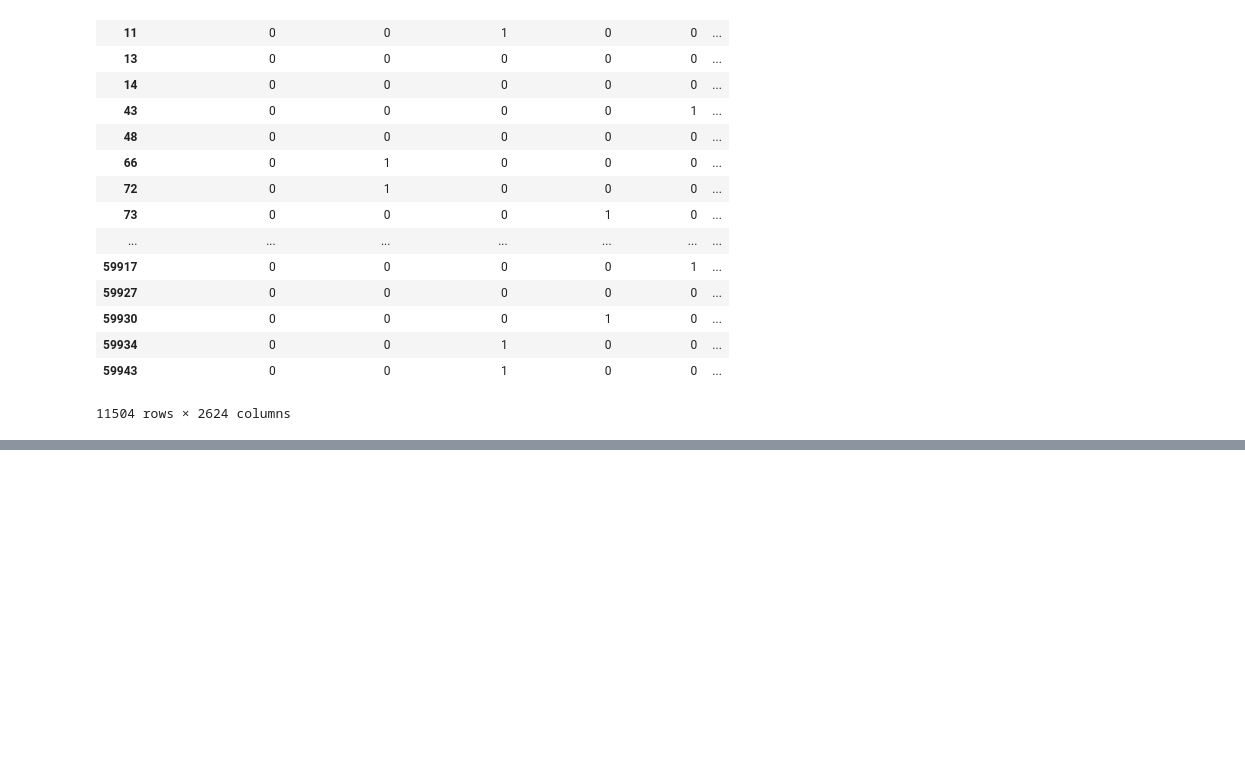
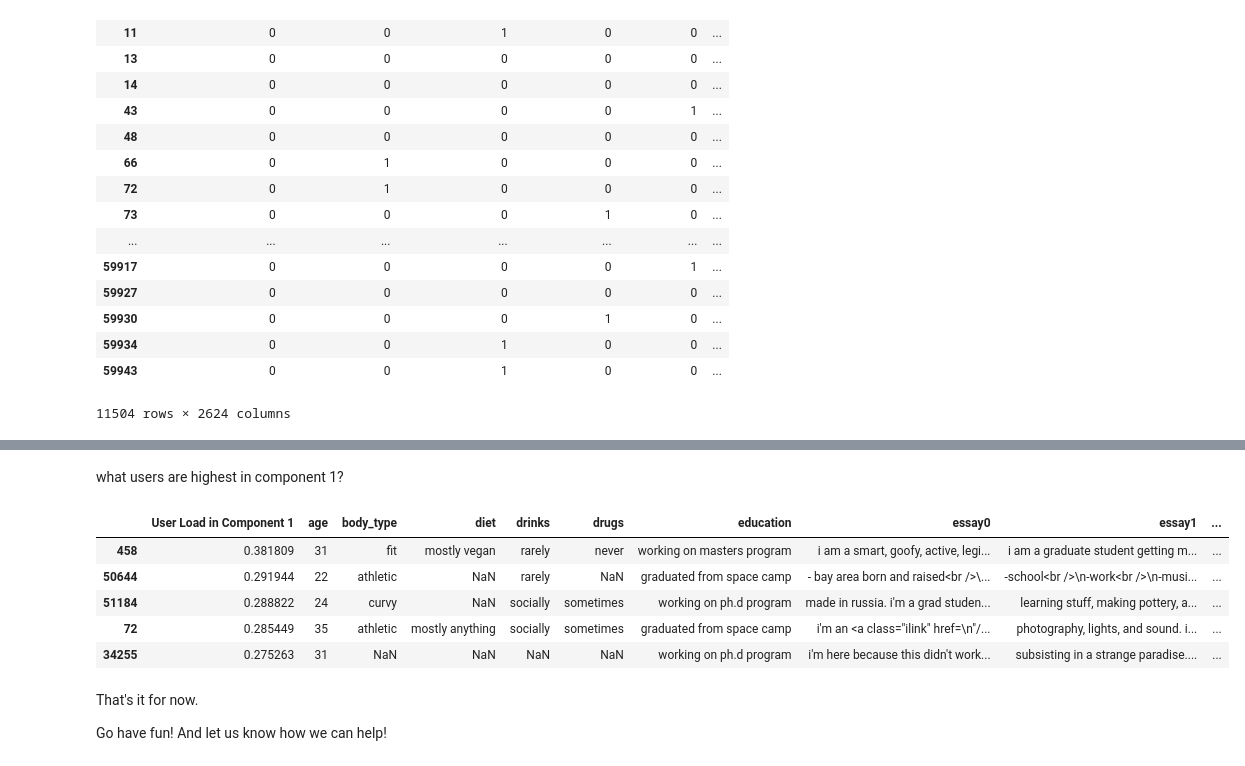
Before and after one commit to nschmeller/ok-cupid, a Jupyter notebook: SampleAnalysis.ipynb, the cells around one changed output, grey strips where cells are left out. Drawn from its saved outputs; the diff is of its cells as text; code cells hidden in the pictures; blank space fills up the shorter version.

```diff
--- a/SampleAnalysis.ipynb
+++ b/SampleAnalysis.ipynb
@@ -311,0 +406,21 @@ AttributeError: 'SparsePCA' object has no attribute 'predict'
+# %% [markdown]
+what users are highest in component 1?
+# %%
+tmp_profile_df = profile_df.copy()
+
+tmp_profile_df.insert(0, "User Load in Component 1", t1)
+
+tmp_profile_df.sort_values('User Load in Component 1', inplace=True, ascending=False)
+
+tmp_profile_df.head()
+# %% [output]
+|  | User Load in Component 1 | age | body_type | diet | drinks | drugs | education | essay0 | essay1 | ... |
+| 458 | 0.381809 | 31 | fit | mostly vegan | rarely | never | working on masters program | i am a smart, goofy, active, legi... | i am a graduate student getting m... | ... |
+| 50644 | 0.291944 | 22 | athletic | NaN | rarely | NaN | graduated from space camp | - bay area born and raised<br />\... | -school<br />\n-work<br />\n-musi... | ... |
+| 51184 | 0.288822 | 24 | curvy | NaN | socially | sometimes | working on ph.d program | made in russia. i'm a grad studen... | learning stuff, making pottery, a... | ... |
+| 72 | 0.285449 | 35 | athletic | mostly anything | socially | sometimes | graduated from space camp | i'm an <a class="ilink" href=\n"/... | photography, lights, and sound. i... | ... |
+| 34255 | 0.275263 | 31 | NaN | NaN | NaN | NaN | working on ph.d program | i'm here because this didn't work... | subsisting in a strange paradise.... | ... |
+# %% [markdown]
+That's it for now.
+
+Go have fun! And let us know how we can help!
```
Also changed, not shown: parts of 26 cells of this notebook.
